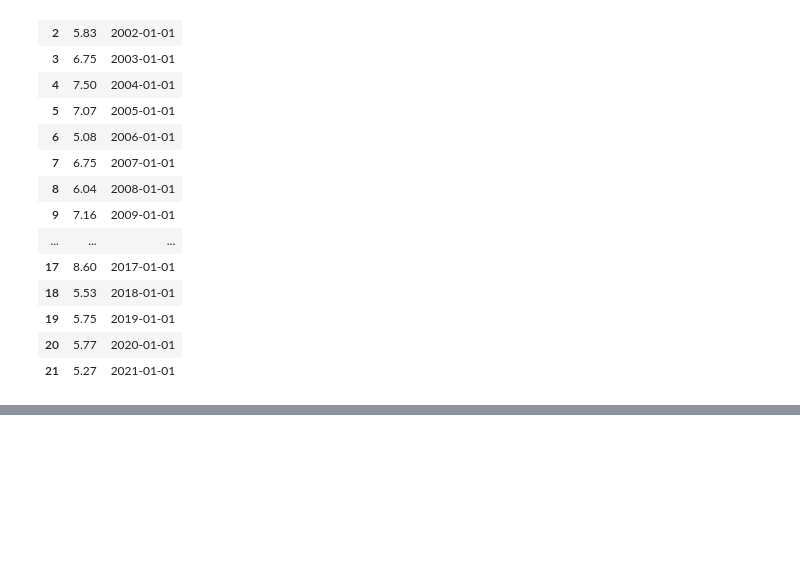
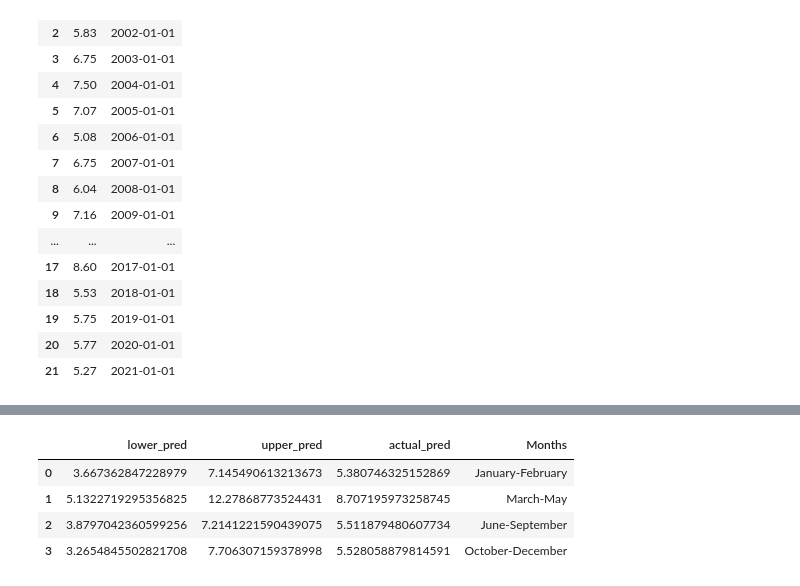
Before and after one commit to tirth0/MiniProjectDatasets, a Jupyter notebook: ground-water.ipynb, the cells around one changed output, grey strips where cells are left out. Drawn from its saved outputs; the diff is of its cells as text; code cells hidden in the pictures; blank space fills up the shorter version.

Commit message:
Tables+Data

```diff
--- a/ground-water.ipynb
+++ b/ground-water.ipynb
@@ -323,6 +331,7 @@ INFO:fbprophet:n_changepoints greater than number of observations. Using 16.
 # %%
-yhat_lower_aug=forecast.loc[13]['yhat_lower']
-yhat_upper_aug=forecast.loc[13]['yhat_upper']
-yhat_aug=forecast.loc[13]['yhat']
-print(yhat_lower_aug,yhat_upper_aug,yhat_aug)
+yhat_lower_aug=forecast.loc[23]['yhat_lower']
+yhat_upper_aug=forecast.loc[23]['yhat_upper']
+yhat_aug=forecast.loc[23]['yhat']
+forecast_aug=[yhat_lower_aug,yhat_upper_aug,yhat_aug,'June-September']
+print(forecast_aug)
 # %% [output]
@@ -365,6 +374,7 @@ INFO:fbprophet:n_changepoints greater than number of observations. Using 16.
 # %%
-yhat_lower_nov=forecast.loc[13]['yhat_lower']
-yhat_upper_nov=forecast.loc[13]['yhat_upper']
-yhat_nov=forecast.loc[13]['yhat']
-print(yhat_lower_nov,yhat_upper_nov,yhat_nov)
+yhat_lower_nov=forecast.loc[23]['yhat_lower']
+yhat_upper_nov=forecast.loc[23]['yhat_upper']
+yhat_nov=forecast.loc[23]['yhat']
+forecast_nov=[yhat_lower_nov,yhat_upper_nov,yhat_nov,'October-December']
+print(forecast_nov)
 # %% [output]
@@ -376,2 +386,21 @@ plot1 = m.plot(forecast)
 # %%
 #Jan-Feb	Mar-May	June-September	Oct-Dec
+# %%
+import numpy as np
+
+# Creating the array to convert
+numpy_array = np.array([forecast_jan, forecast_may,
+                       forecast_aug, forecast_nov])
+# %%
+import pandas as pd
+
+# Create the dataframe
+df = pd.DataFrame(numpy_array,columns=['lower_pred','upper_pred','actual_pred','Months'])
+# %%
+df.head(10)
+# %% [output]
+|  | lower_pred | upper_pred | actual_pred | Months |
+| 0 | 3.667362847228979 | 7.145490613213673 | 5.380746325152869 | January-February |
+| 1 | 5.1322719295356825 | 12.27868773524431 | 8.707195973258745 | March-May |
+| 2 | 3.8797042360599256 | 7.2141221590439075 | 5.511879480607734 | June-September |
+| 3 | 3.2654845502821708 | 7.706307159378998 | 5.528058879814591 | October-December |
```
Also changed, not shown: parts of 18 cells of this notebook, 5 other files.
